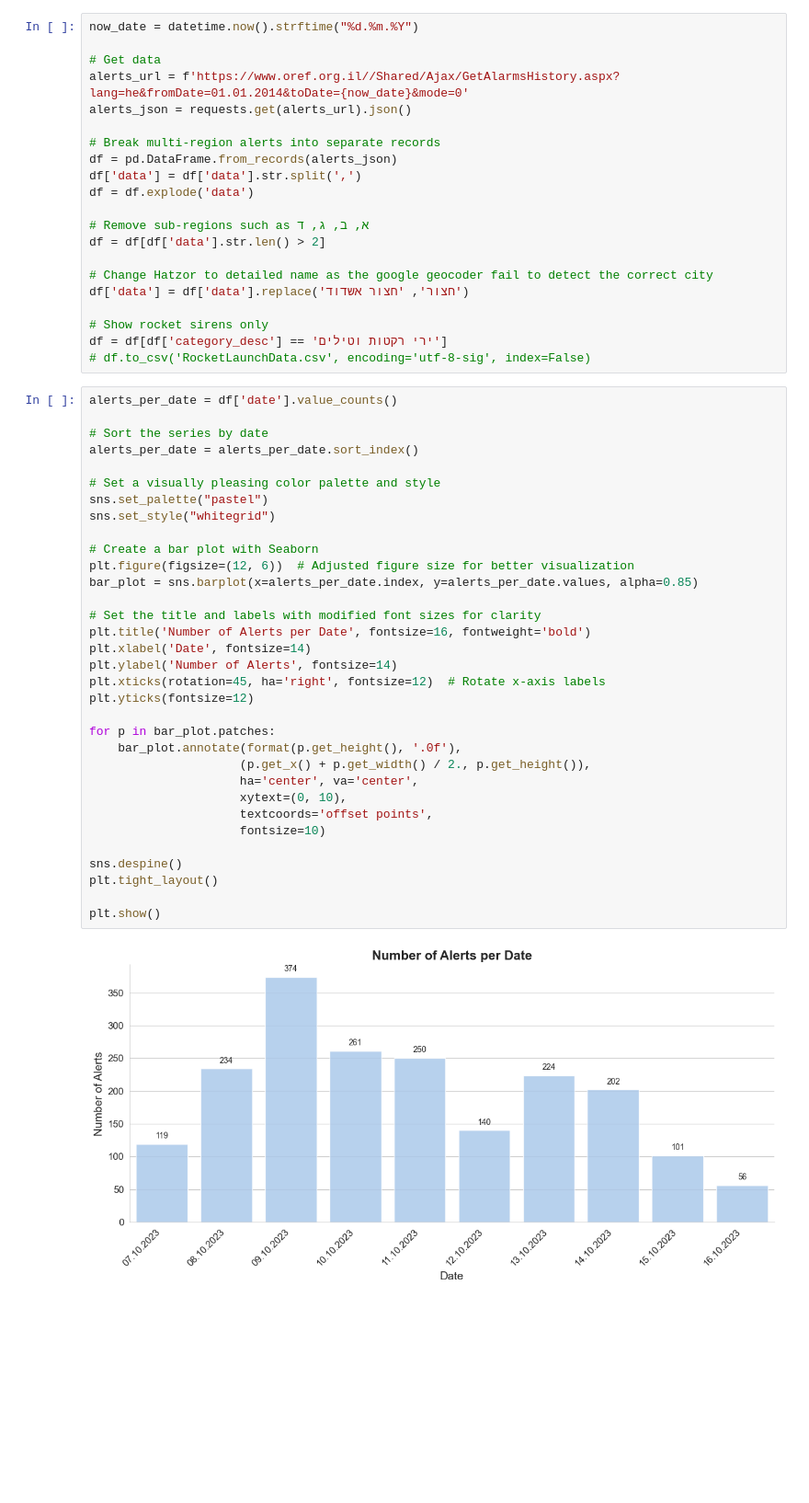
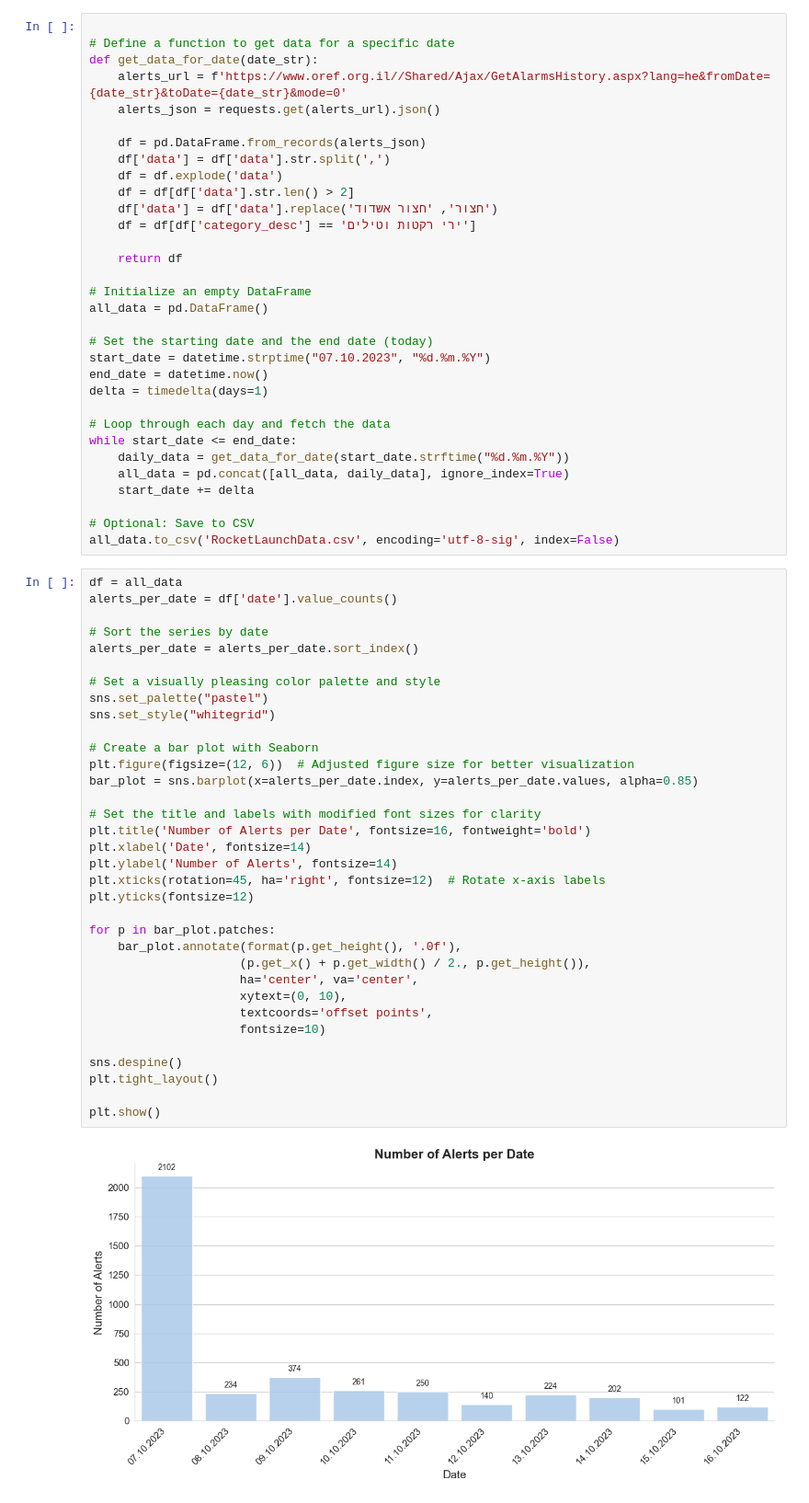
Before and after one commit to SgtTepper/RedAlert, a Jupyter notebook: Visualizing.ipynb, the cells around one changed output. Shown at 92% size. Cells and saved outputs as stored; diff of their text form; blank space fills up the shorter version.

```diff
--- a/Visualizing.ipynb
+++ b/Visualizing.ipynb
@@ -11,59 +11,71 @@ from datetime import datetime
 # %%
-now_date = datetime.now().strftime("%d.%m.%Y")
 
-# Get data
-alerts_url = f'https://www.oref.org.il//Shared/Ajax/GetAlarmsHistory.aspx?lang=he&fromDate=01.01.2014&toDate={now_date}&mode=0'
-alerts_json = requests.get(alerts_url).json()
+# Define a function to get data for a specific date
+def get_data_for_date(date_str):
+    alerts_url = f'https://www.oref.org.il//Shared/Ajax/GetAlarmsHistory.aspx?lang=he&fromDate={date_str}&toDate={date_str}&mode=0'
+    alerts_json = requests.get(alerts_url).json()
 
-# Break multi-region alerts into separate records
-df = pd.DataFrame.from_records(alerts_json)
-df['data'] = df['data'].str.split(',')
-df = df.explode('data')
+    df = pd.DataFrame.from_records(alerts_json)
+    df['data'] = df['data'].str.split(',')
+    df = df.explode('data')
+    df = df[df['data'].str.len() > 2]
+    df['data'] = df['data'].replace('חצור', 'חצור אשדוד')
+    df = df[df['category_desc'] == 'ירי רקטות וטילים']
 
-# Remove sub-regions such as א, ב, ג, ד
-df = df[df['data'].str.len() > 2]
+    return df
 
-# Change Hatzor to detailed name as the google geocoder fail to detect the correct city
-df['data'] = df['data'].replace('חצור', 'חצור אשדוד')
+# Initialize an empty DataFrame
+all_data = pd.DataFrame()
 
-# Show rocket sirens only
-df = df[df['category_desc'] == 'ירי רקטות וטילים']
-# df.to_csv('RocketLaunchData.csv', encoding='utf-8-sig', index=False)
+# Set the starting date and the end date (today)
+start_date = datetime.strptime("07.10.2023", "%d.%m.%Y")
+end_date = datetime.now()
+delta = timedelta(days=1)
+
+# Loop through each day and fetch the data
+while start_date <= end_date:
+    daily_data = get_data_for_date(start_date.strftime("%d.%m.%Y"))
+    all_data = pd.concat([all_data, daily_data], ignore_index=True)
+    start_date += delta
+
+# Optional: Save to CSV
+all_data.to_csv('RocketLaunchData.csv', encoding='utf-8-sig', index=False)
 # %%
+df = all_data
 alerts_per_date = df['date'].value_counts()
 
 # Sort the series by date
 alerts_per_date = alerts_per_date.sort_index()
 
 # Set a visually pleasing color palette and style
 sns.set_palette("pastel")
 sns.set_style("whitegrid")
 
 # Create a bar plot with Seaborn
 plt.figure(figsize=(12, 6))  # Adjusted figure size for better visualization
 bar_plot = sns.barplot(x=alerts_per_date.index, y=alerts_per_date.values, alpha=0.85)
 
 # Set the title and labels with modified font sizes for clarity
 plt.title('Number of Alerts per Date', fontsize=16, fontweight='bold')
 plt.xlabel('Date', fontsize=14)
 plt.ylabel('Number of Alerts', fontsize=14)
 plt.xticks(rotation=45, ha='right', fontsize=12)  # Rotate x-axis labels
 plt.yticks(fontsize=12)
 
 for p in bar_plot.patches:
     bar_plot.annotate(format(p.get_height(), '.0f'),
                      (p.get_x() + p.get_width() / 2., p.get_height()),
                      ha='center', va='center',
                      xytext=(0, 10),
                      textcoords='offset points',
                      fontsize=10)
 
 sns.despine()
 plt.tight_layout()
 
 plt.show()
 # %% [output]
-[figure, old version]
+[figure, new version]
 # %%
 # Extract the hour from the time column with the specified format
 df['hour'] = pd.to_datetime(df['time'], format="%H:%M:%S").dt.hour
```
Also changed, not shown: parts of 6 cells of this notebook.
